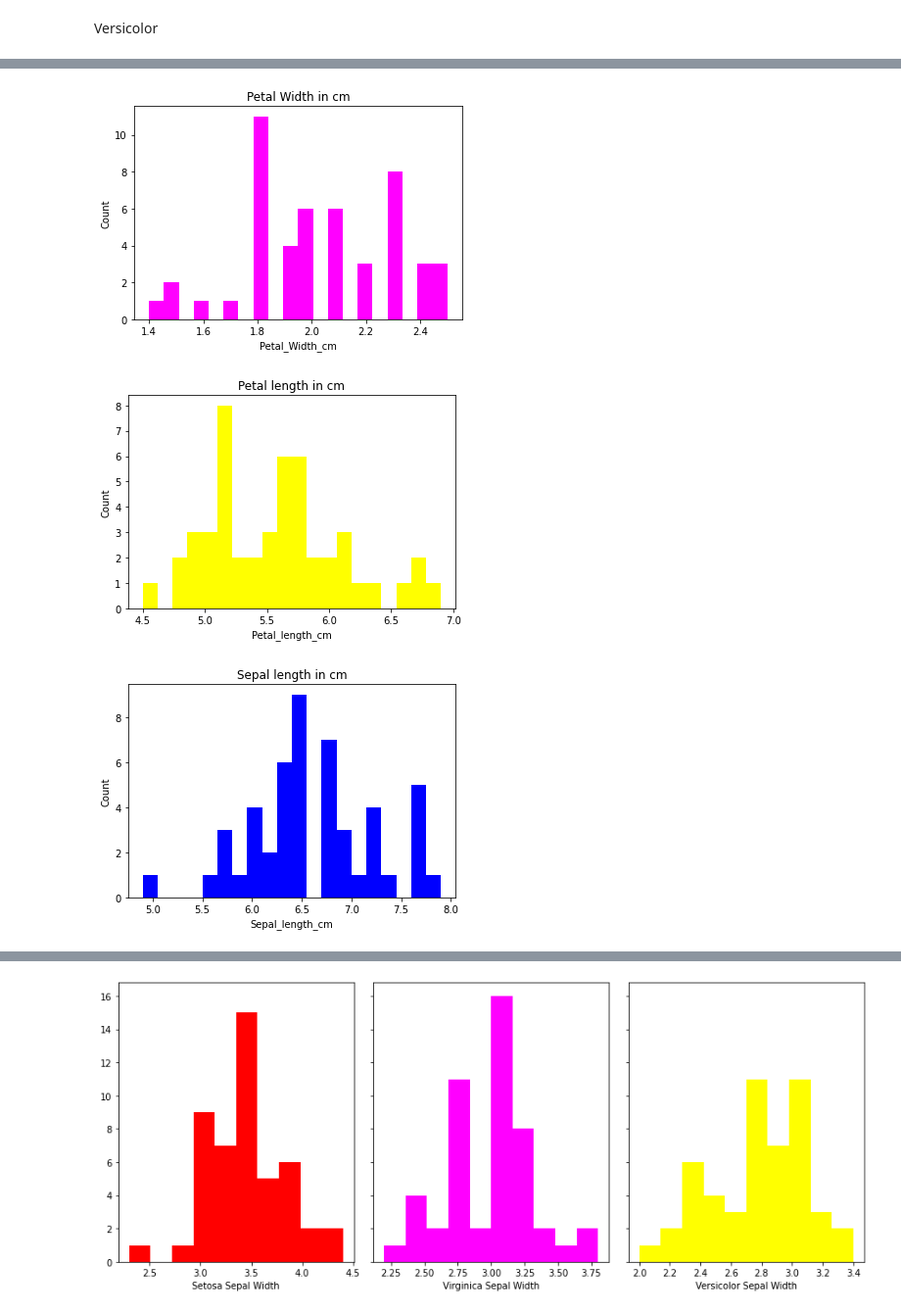
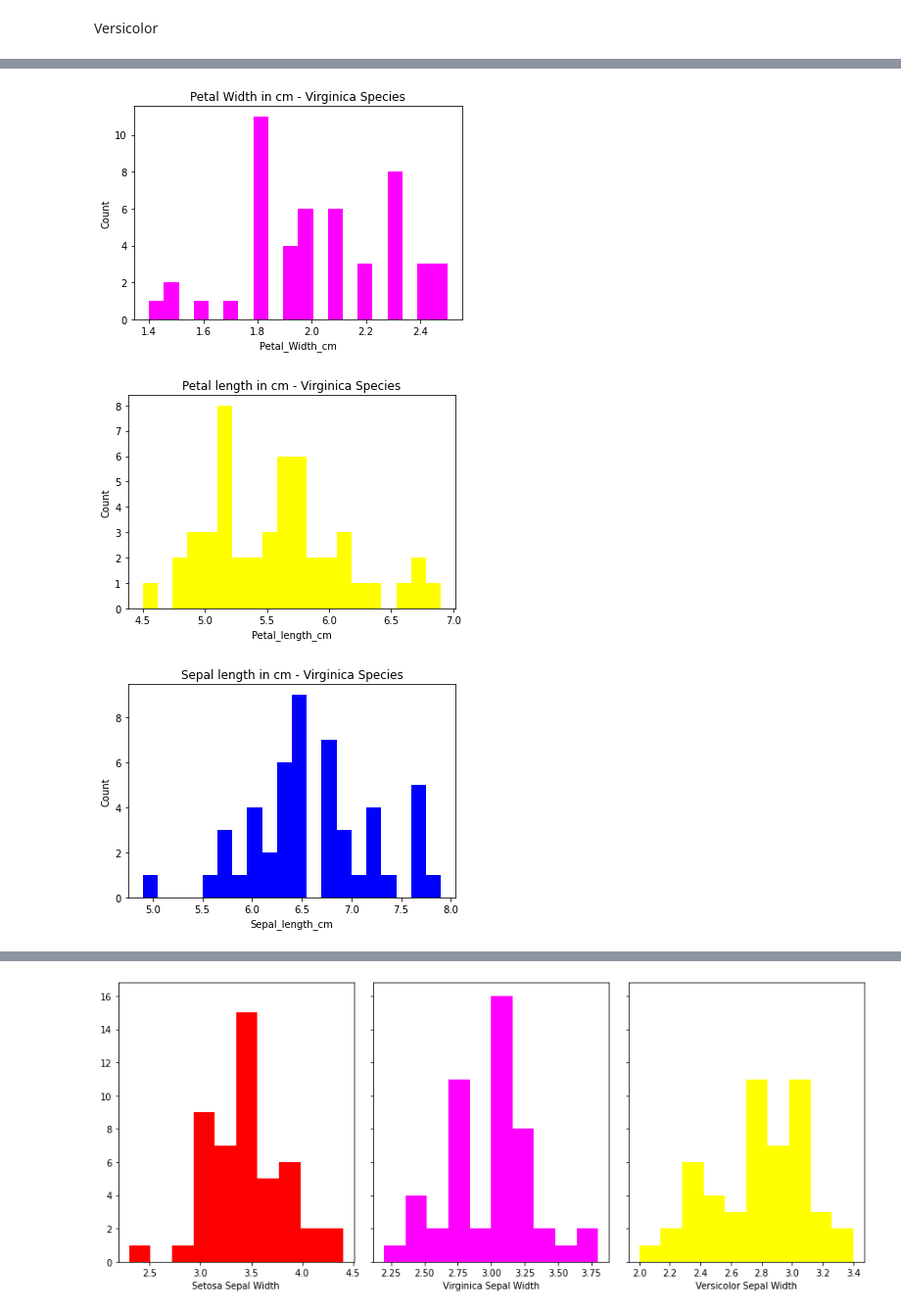
Before and after one commit to loughjo/pands-project, a Jupyter notebook: Iris_data_analysis_project.ipynb, the cells around one changed output, grey strips where cells are left out. Shown at 98% size. Drawn from its saved outputs; the diff is of its cells as text; code cells hidden in the pictures.

```diff
--- a/Iris_data_analysis_project.ipynb
+++ b/Iris_data_analysis_project.ipynb
@@ -498,33 +509,33 @@ plt.show()
 # %%
 virginica_petal_width = virginica["petal width in cm"]
 
 plt.hist(virginica_petal_width, bins = 20, color = "magenta")
-plt.title("Petal Width in cm")
+plt.title("Petal Width in cm - Virginica Species")
 plt.xlabel("Petal_Width_cm")
 plt.ylabel("Count")
 plt.show()
 # %% [output]
-[figure, old version]
+[figure, new version]
 # %%
 virginica_petal_length = virginica["petal length in cm"]
 
 plt.hist(virginica_petal_length, bins = 20, color = "yellow")
-plt.title("Petal length in cm")
+plt.title("Petal length in cm - Virginica Species")
 plt.xlabel("Petal_length_cm")
 plt.ylabel("Count")
 plt.show()
 # %% [output]
-[figure, old version]
+[figure, new version]
 # %%
 virginica_sepal_length = virginica["sepal length in cm"]
 
 plt.hist(virginica_sepal_length, bins = 20, color = "blue")
-plt.title("Sepal length in cm")
+plt.title("Sepal length in cm - Virginica Species")
 plt.xlabel("Sepal_length_cm")
 plt.ylabel("Count")
 plt.show()
 # %% [output]
-[figure, old version]
+[figure, new version]
 # %%
 virginica_sepal_width = virginica["sepal width in cm"]
 
```
Also changed, not shown: parts of 48 cells of this notebook, 27 other files.
